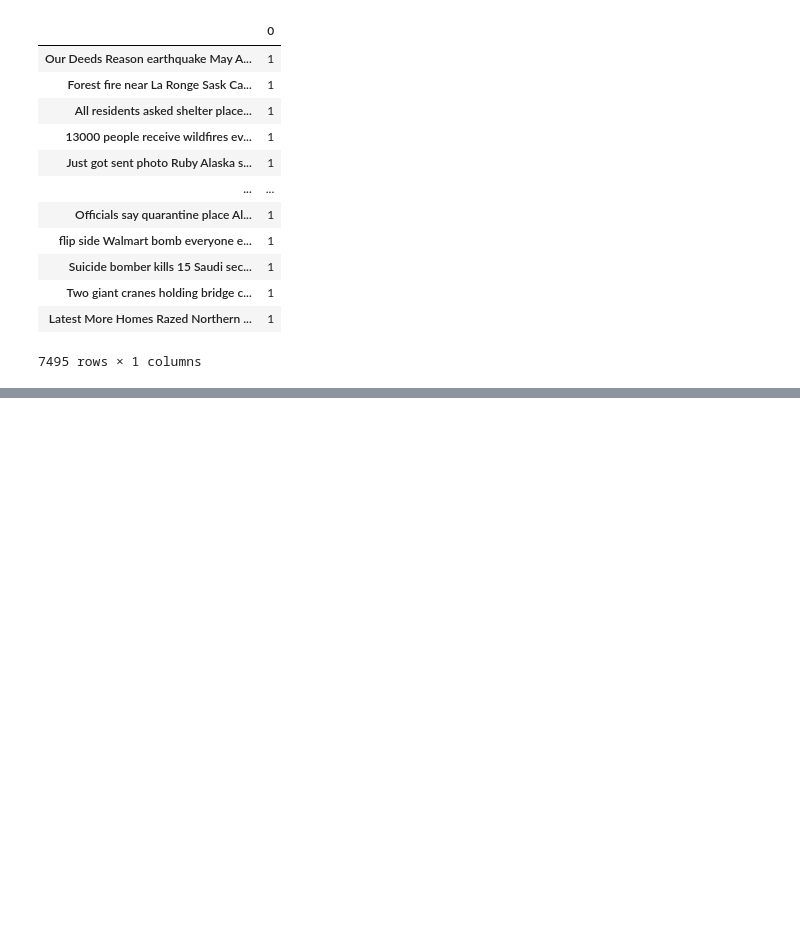
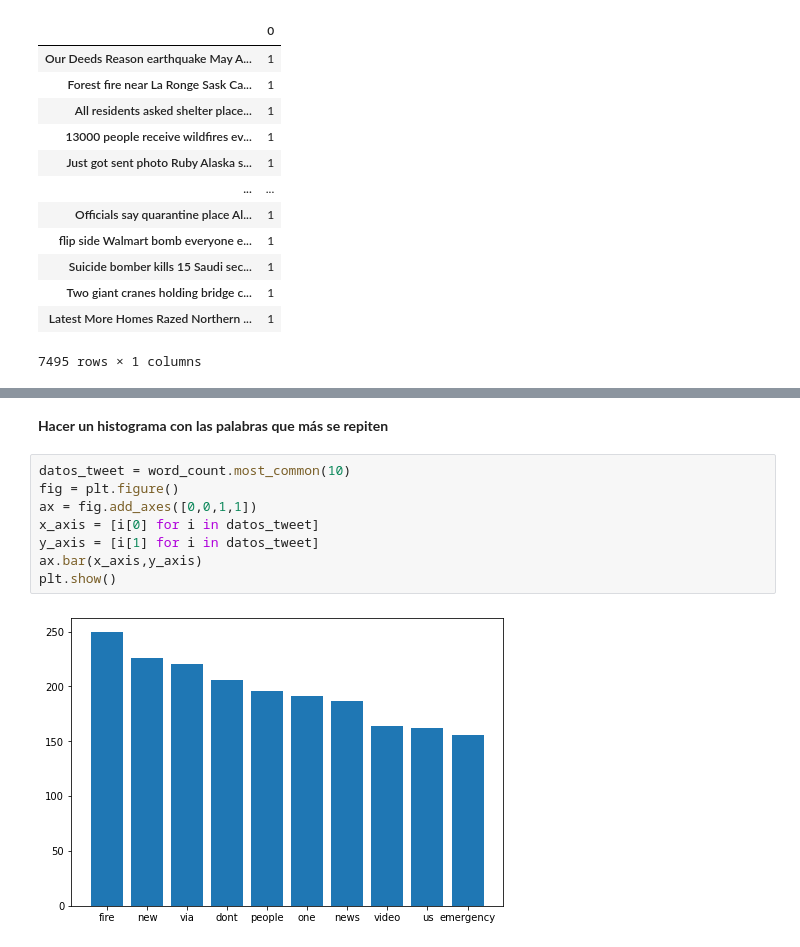
Before and after one commit to owdelc/Lab5_DataScience, a Jupyter notebook: LAB5_DS.ipynb, the cells around one changed output, grey strips where cells are left out. Cells and saved outputs as stored; diff of their text form; blank space fills up the shorter version.

```diff
--- a/LAB5_DS.ipynb
+++ b/LAB5_DS.ipynb
@@ -136,0 +190,12 @@ tweets_frecuency
+# %% [markdown]
+**Hacer un histograma con las palabras que más se repiten**
+# %%
+datos_tweet = word_count.most_common(10)
+fig = plt.figure()
+ax = fig.add_axes([0,0,1,1])
+x_axis = [i[0] for i in datos_tweet]
+y_axis = [i[1] for i in datos_tweet]
+ax.bar(x_axis,y_axis)
+plt.show()
+# %% [output]
+[figure, added]
```
Also changed, not shown: parts of 21 cells of this notebook.
